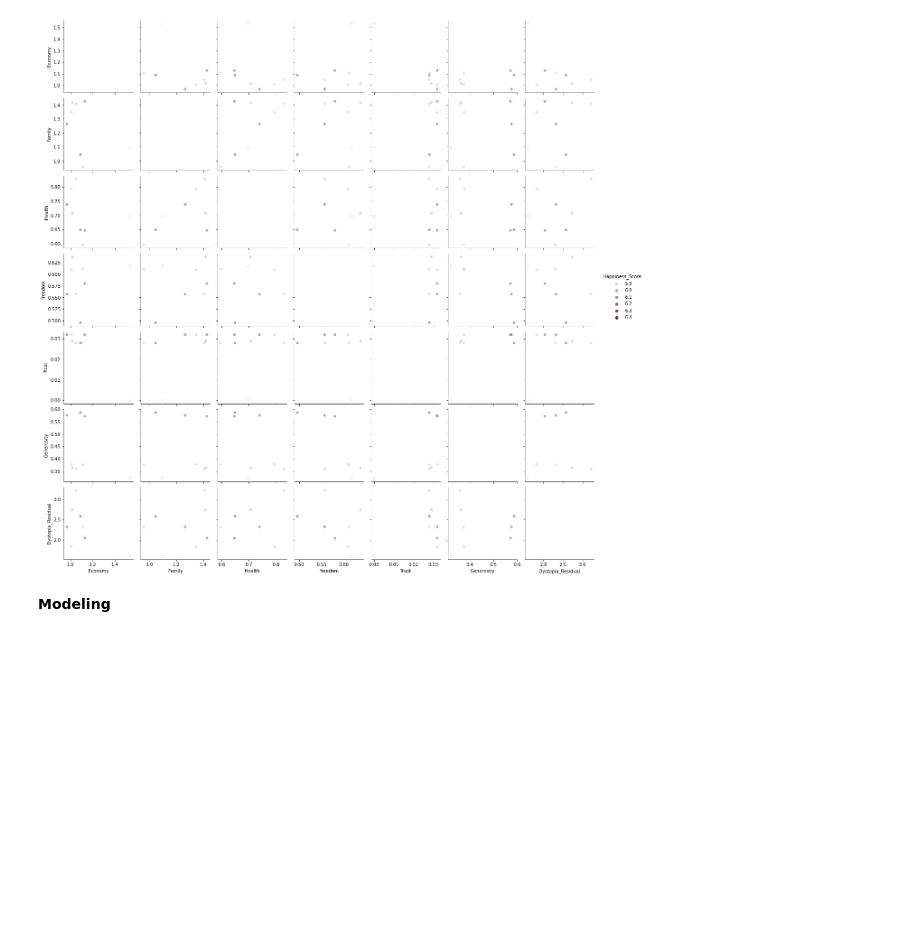
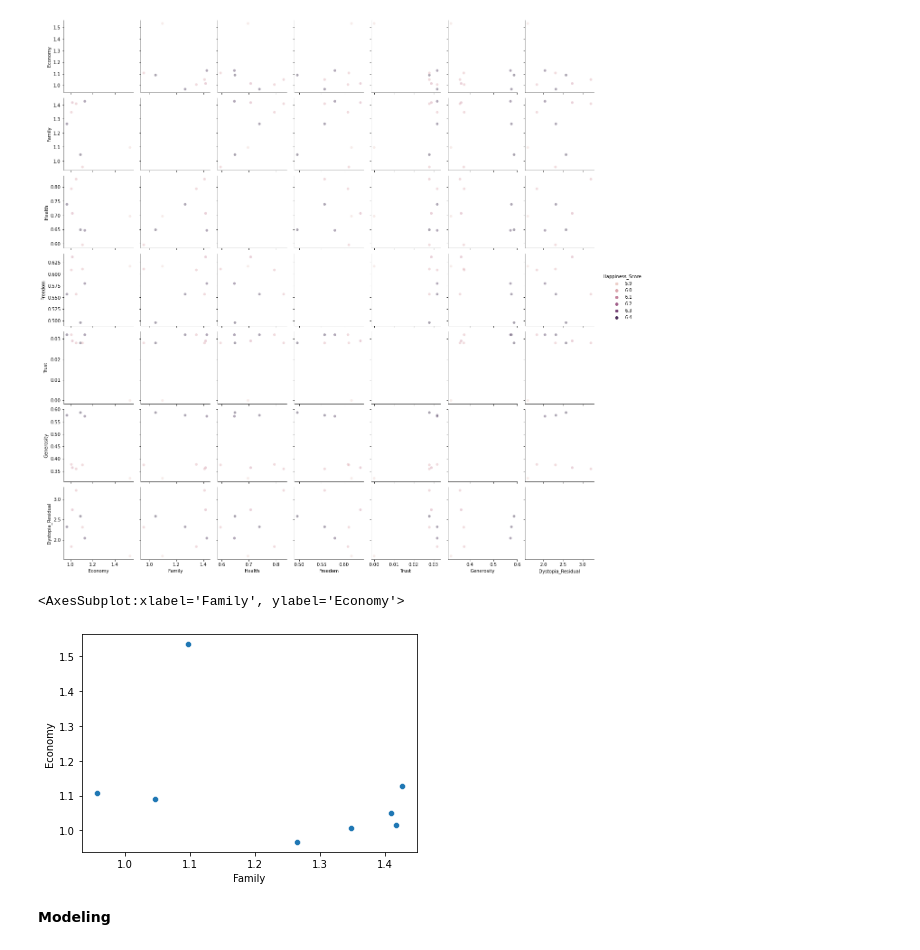
Before and after one commit to langsari/data-science-with-python-2022, a Jupyter notebook: life - cycle/life-cycle.ipynb, the cells around one changed output. Drawn from its saved outputs; the diff is of its cells as text; code cells hidden in the pictures; blank space fills up the shorter version.

```diff
--- a/life - cycle/life-cycle.ipynb
+++ b/life - cycle/life-cycle.ipynb
@@ -131,6 +131,11 @@ sns.pairplot(df1, vars=[
 # %% [output]
 <seaborn.axisgrid.PairGrid at 0x...>
 [figure]
+# %%
+sns.scatterplot(data=df1, x='Family',y='Economy')
+# %% [output]
+<AxesSubplot:xlabel='Family', ylabel='Economy'>
+[figure, added]
 # %% [markdown]
 **Modeling**
 # %% [markdown]
```
